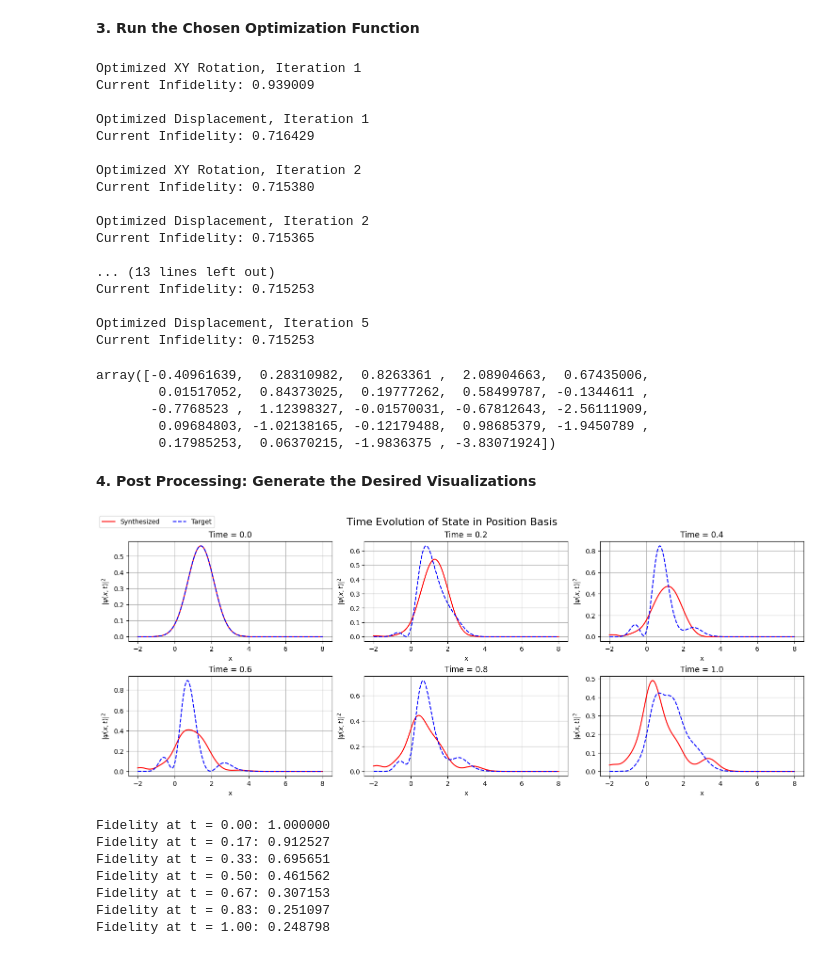
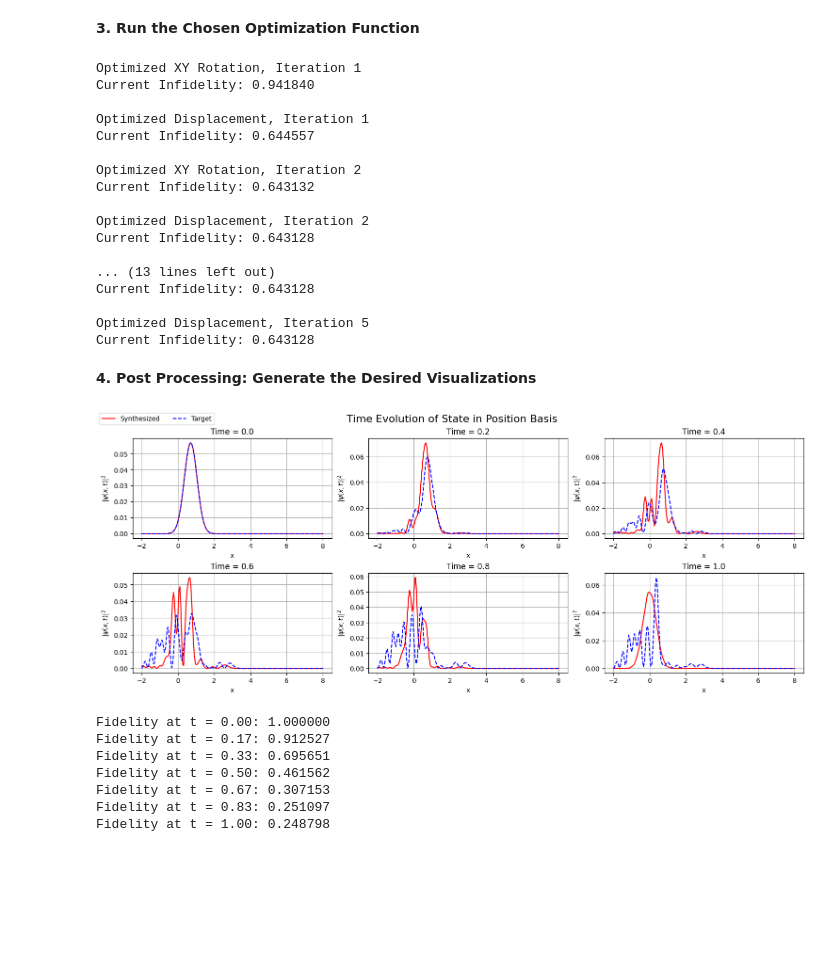
Before and after one commit to alexaymehra/hybrid-quantum-simulation, a Jupyter notebook: notebooks/main.ipynb, the cells around one changed output. Saved outputs shown, nothing was run; the diff lists cells and outputs as text; code cells hidden in the pictures; blank space fills up the shorter version.

Commit message:
updated visualizations, currently has errors

```diff
--- a/notebooks/main.ipynb
+++ b/notebooks/main.ipynb
@@ -76,7 +76,7 @@ morse_evolution, *_ = backend.morse_time_evolution(morse_potential)
 # %% [markdown]
 **3. Run the Chosen Optimization Function**
 # %%
-optimization.run_optimization(
+optimal_params = optimization.run_optimization(
     seq_template = sequence_template,
     backend = backend,
     d = depth,
@@ -87,55 +87,69 @@ optimization.run_optimization(
 )
 # %% [output]
 Optimized XY Rotation, Iteration 1
-Current Infidelity: 0.939009
+Current Infidelity: 0.941840
 
 Optimized Displacement, Iteration 1
-Current Infidelity: 0.716429
+Current Infidelity: 0.644557
 
 Optimized XY Rotation, Iteration 2
-Current Infidelity: 0.715380
+Current Infidelity: 0.643132
 
 Optimized Displacement, Iteration 2
-Current Infidelity: 0.715365
+Current Infidelity: 0.643128
 
 ... (13 lines left out)
-Current Infidelity: 0.715253
+Current Infidelity: 0.643128
 
 Optimized Displacement, Iteration 5
-Current Infidelity: 0.715253
+Current Infidelity: 0.643128
-array([-0.40961639,  0.28310982,  0.8263361 ,  2.08904663,  0.67435006,
-        0.01517052,  0.84373025,  0.19777262,  0.58499787, -0.1344611 ,
-       -0.7768523 ,  1.12398327, -0.01570031, -0.67812643, -2.56111909,
-        0.09684803, -1.02138165, -0.12179488,  0.98685379, -1.9450789 ,
-        0.17985253,  0.06370215, -1.9836375 , -3.83071924])
 # %% [markdown]
 **4. Post Processing: Generate the Desired Visualizations**
+# %%
+# Build the synthesized unitary and extract the hamiltonian
+synthesized_evolution = optimization.build_sequence(
+    params = optimal_params,
+    seq_template = sequence_template,
+    backend = backend,
+    d = depth
+)
+synthesized_hamiltonian = (1j / backend.time) * sp.linalg.logm(synthesized_evolution)
 # %%
 # Generate Wavefunction Graphics
 
 target_time = 1 # End time to be visualized for the wavefunction
 n_steps = 6     # number of time steps to visualize
 
 # --- Choose Initial State ---
 
 # Choose the Initial State for the Qubit
 init_qubit_state = np.array([1, 0], dtype=complex)
 
 # Choose the Initial State for the Qumode
 
 # Option 1: Fock state
 #fock_state_index = 2
 #init_qumode_state = np.zeros(N, dtype=complex)
 #init_qumode_state[fock_state_index] = 1.0
 
 # Option 2: Coherent state
 from qutip import coherent
 alpha = 1.0 + 0.5j
-init_qumode_state = coherent(N, alpha).full().flatten()
+init_qumode_state = coherent(backend.dim, alpha).full().flatten()
 
-generate_wavefunc(init_qubit_state, init_qumode_state, target_time, n_steps, generated_hamiltonian)
+# --- Generate Wavefunction Visualization ---
+visualization.generate_wavefunc(
+    init_qubit_state = init_qubit_state,
+    init_qumode_state = init_qumode_state,
+    target_time = target_time,
+    n_steps = n_steps,
+    gen_hamiltonian = synthesized_hamiltonian,
+    mp = morse_potential,
+    N = backend.dim,
+    morse_to_optimize = morse_evolution
+)
 # %% [output]
-[figure, old version]
+[figure, new version]
 # %%
 # Generate Wigner Function Graphics
 
```
Also changed, not shown: parts of 2 cells of this notebook, 4 other files.
